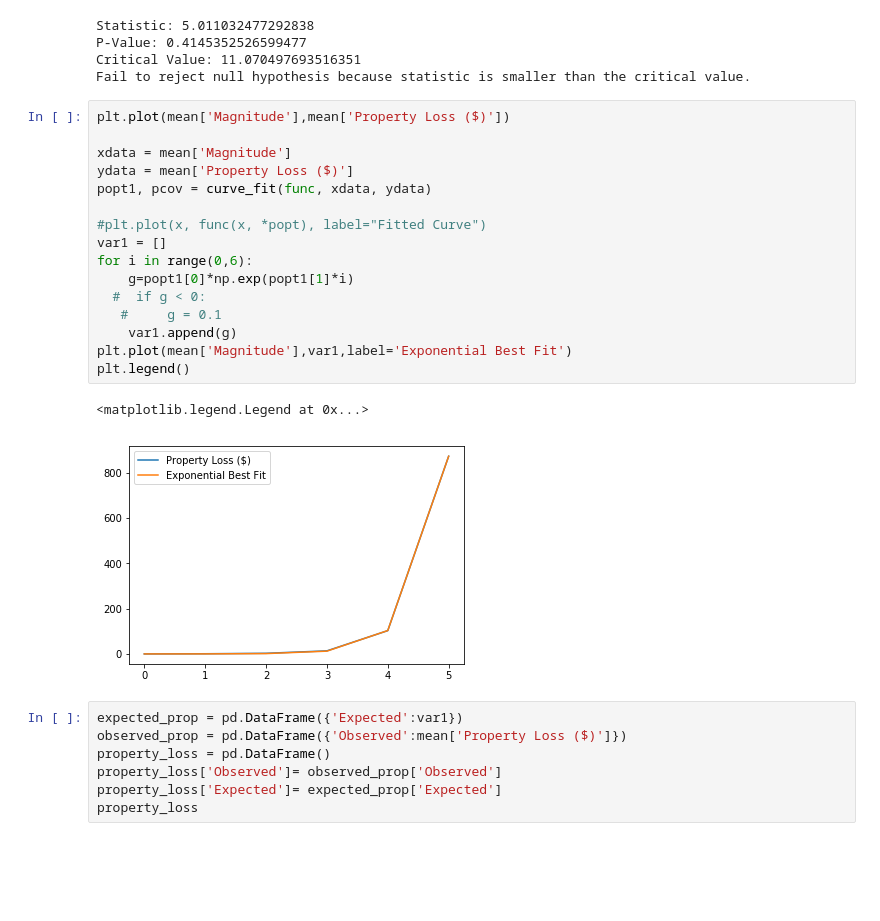
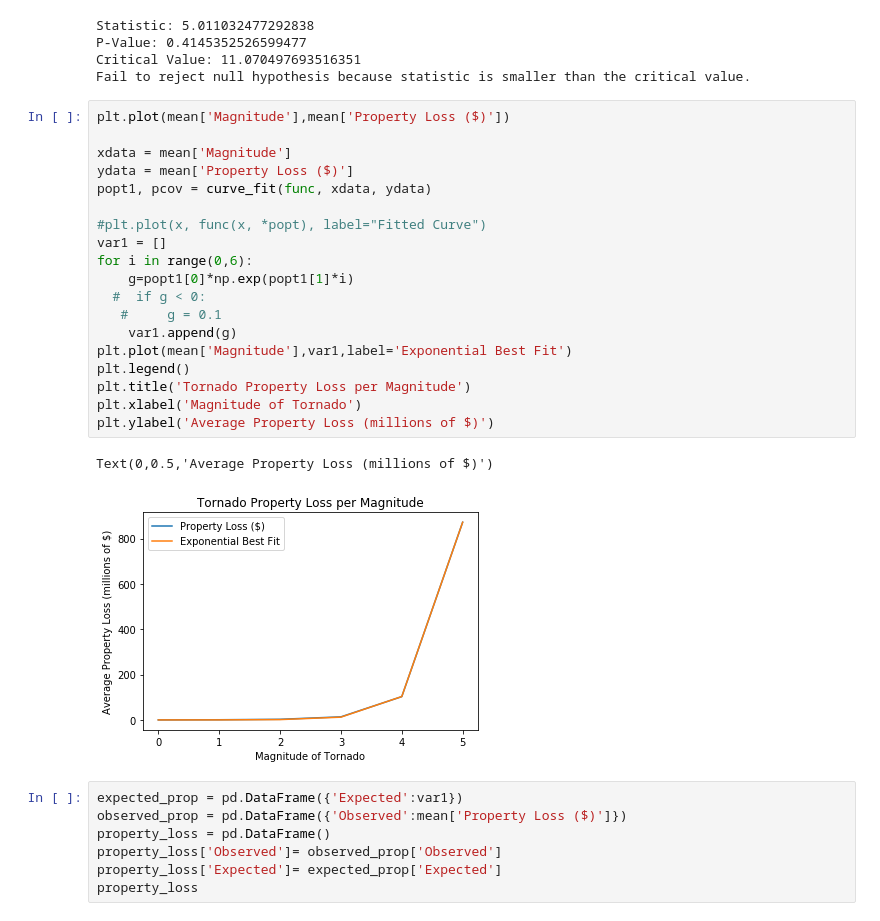
Before and after one commit to ecolburn20/Project1Team3, a Jupyter notebook: Chi Square Test.ipynb, the cells around one changed output. Cells and saved outputs as stored; diff of their text form; blank space fills up the shorter version.

```diff
--- a/Chi Square Test.ipynb
+++ b/Chi Square Test.ipynb
@@ -109,22 +116,25 @@ Fail to reject null hypothesis because statistic is smaller than the critical va
 # %%
 plt.plot(mean['Magnitude'],mean['Property Loss ($)'])
 
 xdata = mean['Magnitude']
 ydata = mean['Property Loss ($)']
 popt1, pcov = curve_fit(func, xdata, ydata)
 
 #plt.plot(x, func(x, *popt), label="Fitted Curve")
 var1 = []
 for i in range(0,6):
     g=popt1[0]*np.exp(popt1[1]*i)
   #  if g < 0:
    #     g = 0.1
     var1.append(g)
 plt.plot(mean['Magnitude'],var1,label='Exponential Best Fit')
 plt.legend()
+plt.title('Tornado Property Loss per Magnitude')
+plt.xlabel('Magnitude of Tornado')
+plt.ylabel('Average Property Loss (millions of $)')
 # %% [output]
-<matplotlib.legend.Legend at 0x...>
+Text(0,0.5,'Average Property Loss (millions of $)')
-[figure, old version]
+[figure, new version]
 # %%
 expected_prop = pd.DataFrame({'Expected':var1})
 observed_prop = pd.DataFrame({'Observed':mean['Property Loss ($)']})
```
Also changed, not shown: parts of 3 cells of this notebook.
